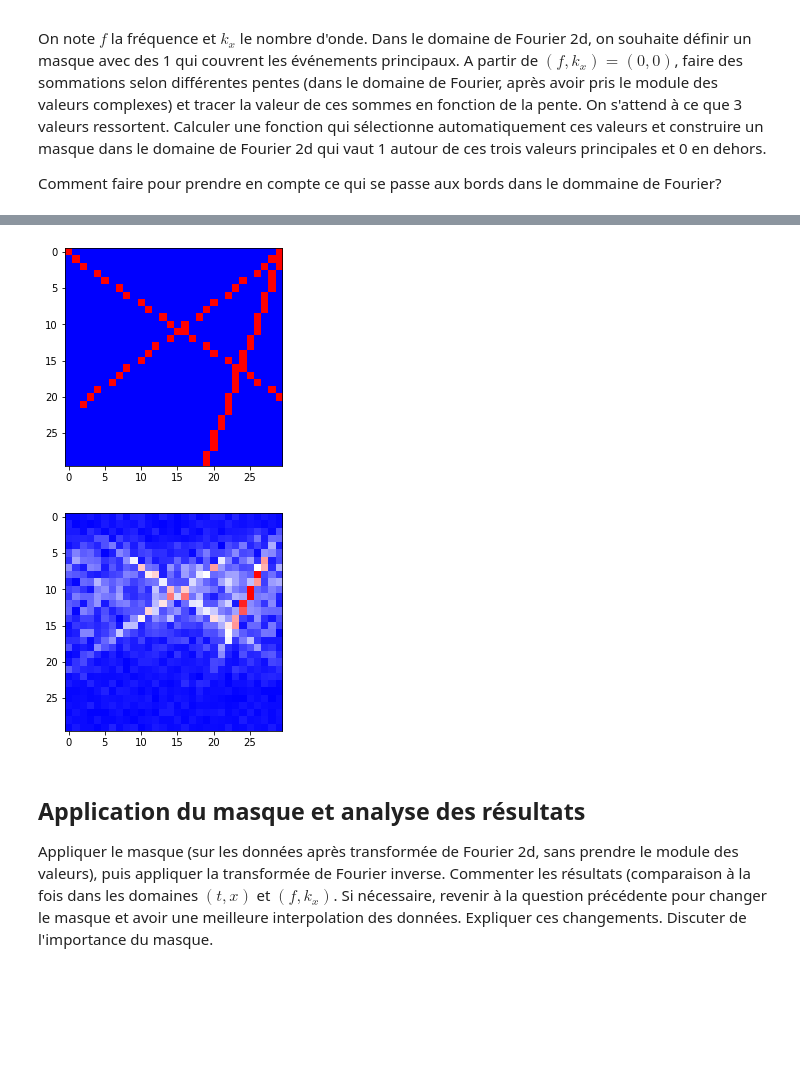
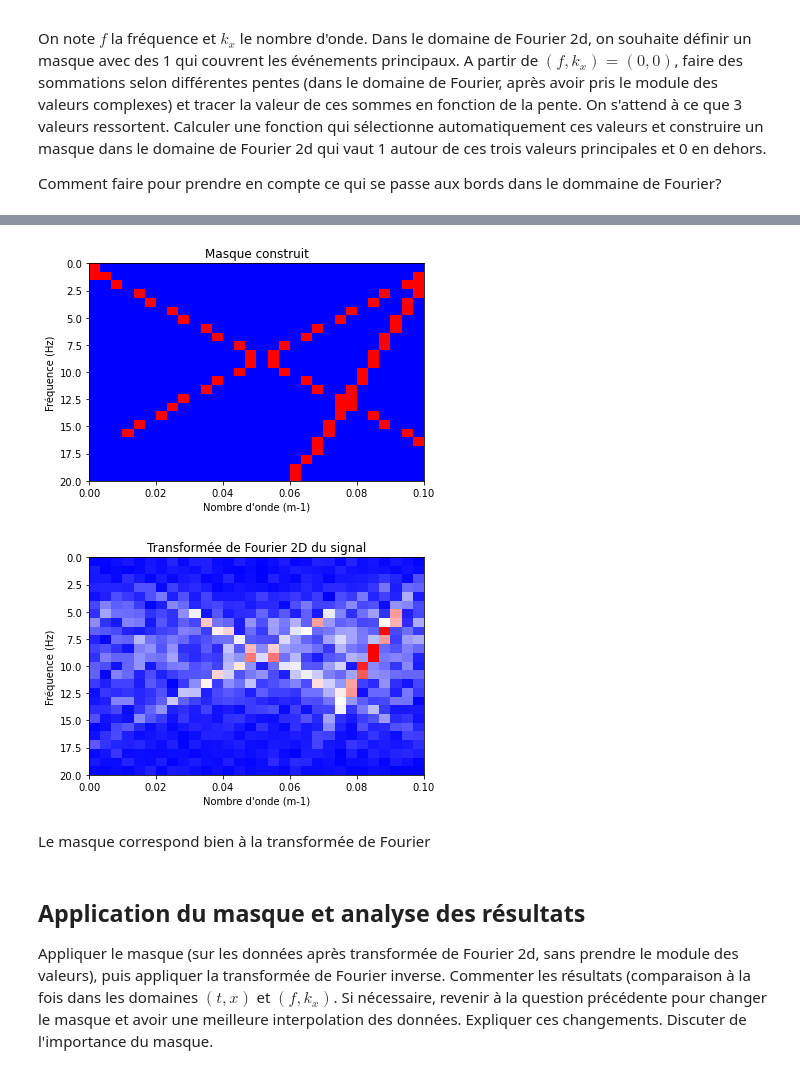
Before and after one commit to AlexiaALLAL/Mini-projet-traitement-signal-Alexia-Joris, a Jupyter notebook: mini_projet_groupe3.ipynb, the cells around one changed output, grey strips where cells are left out. Saved outputs shown, nothing was run; the diff lists cells and outputs as text; code cells hidden in the pictures; blank space fills up the shorter version.

```diff
--- a/mini_projet_groupe3.ipynb
+++ b/mini_projet_groupe3.ipynb
@@ -280,24 +384,20 @@ Comment faire pour prendre en compte ce qui se passe aux bords dans le dommaine
 # %%
-def somme_sur_une_pente(ft,a): #pente alpha=f/k
+def somme_sur_une_pente(ft,a): #pente a
     S=0
     n,m=np.shape(ft)
-    if a>0: #on part d'en haut à gauche
-        i=0
-        while i<n and int(a*i)<m :
-            S+=ft[i,int(a*i)] #k=a*f sur la droite de pente a
-            i+=1
-
-    else : #on part d'en haut à gauche
-        i=0
-        while i<n and int(a*i+m-1)>0:
-            S+=ft[i,int(a*i+m-1)] #k=a*(f-(m-1))
-            i+=1
+    i=0
+    while i<n and ((a>0 and int(a*i)<m) or (a<=0 and int(a*i+m-1)>0)) :
+        S+=ft[i,int(a*i)] #k=a*f sur la droite de pente a
+        i+=1
     return S
 
 def tracer_somme_en_fonction_de_la_pente(ft,n,amin,amax):
     A=[amin+(amax-amin)*k/n for k in range(n)]
     Y=[somme_sur_une_pente(ft,a) for a in A]
     plt.plot(A,Y)
+    plt.xlabel("Pente a")
+    plt.ylabel("Valeur de la somme sur la droite de pente a")
+    plt.title ("Sommation selon différentes pentes")
     plt.show()
 
 tracer_somme_en_fonction_de_la_pente(ft,5000,-5,5)
@@ -341,32 +444,32 @@ selection_3_max(ft,5000,-5,5)
 # %%
 def construction_masque(ft,n,amin,amax):
     a1,a2,a3=selection_3_max(ft,n,amin,amax)
     n,m=np.shape(ft)
     masque=np.zeros([n,m])
     for a in [a1,a2,a3]:
-        if a>0: #on part d'en haut à gauche
-            i=0
-            while i<n and (int(a*i)<m):
-                masque[i,int(a*i)]=1 #k=a*f sur la droite de pente a
-                i+=1
-
-        else : #on part d'en haut à gauche
-            i=0
-            while i<n and int(a*i)+m-1>0:
-                masque[i,int(a*i)+m-1]=1
-                i+=1
+        i=0
+        while i<n and ((a>0 and int(a*i)<m) or (a<=0 and int(a*i+m-1)>0)) :
+            masque[i,int(a*i)]=1 #k=a*f sur la droite de pente a
+            i+=1
     return masque
 
+masque=construction_masque(ft,5000,-5,5)
+plt.imshow(masque,extent=[0,1/dx,fmax,0], aspect='auto')
+plt.xlabel("Nombre d'onde (m-1)")
+plt.ylabel("Fréquence (Hz)")
+plt.title("Masque construit")
+plt.show()
 
-
-masque=construction_masque(ft,5000,-5,5)
-plt.imshow(masque)
+plt.imshow(ft,extent=[0,1/dx,fmax,0], aspect='auto')
+plt.xlabel("Nombre d'onde (m-1)")
+plt.ylabel("Fréquence (Hz)")
+plt.title("Transformée de Fourier 2D du signal")
 plt.show()
-plt.imshow(ft)
-plt.show()
 # %% [output]
-[figure, old version]
+[figure, new version]
-[figure, old version]
+[figure, new version]
+# %% [markdown]
+Le masque correspond bien à la transformée de Fourier
 # %% [markdown]
 ## Application du masque et analyse des résultats
 Appliquer le masque (sur les données après transformée de Fourier 2d, sans prendre le module des valeurs), puis appliquer la transformée de Fourier inverse. Commenter les résultats (comparaison à la fois dans les domaines $(t,x)$ et $(f,k_x)$. Si nécessaire, revenir à la question précédente pour changer le masque et avoir une meilleure interpolation des données. Expliquer ces changements. Discuter de l'importance du masque.
```
Also changed, not shown: parts of 32 cells of this notebook.
